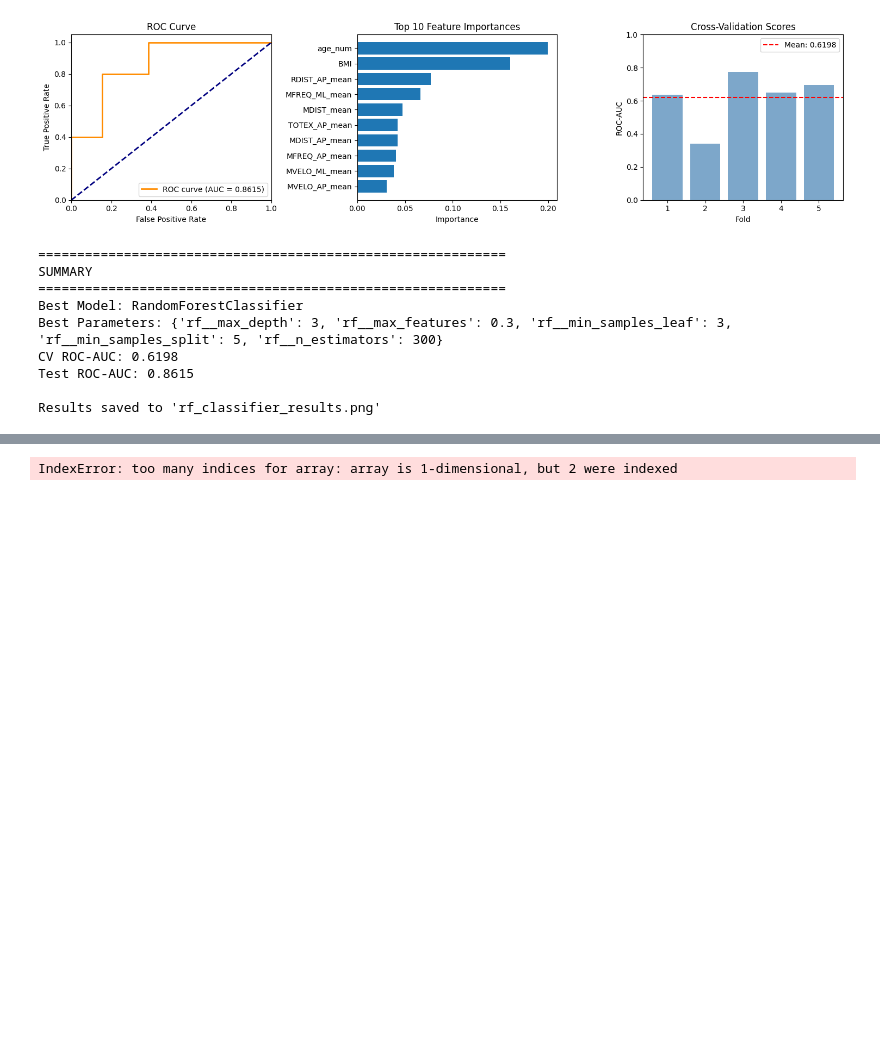
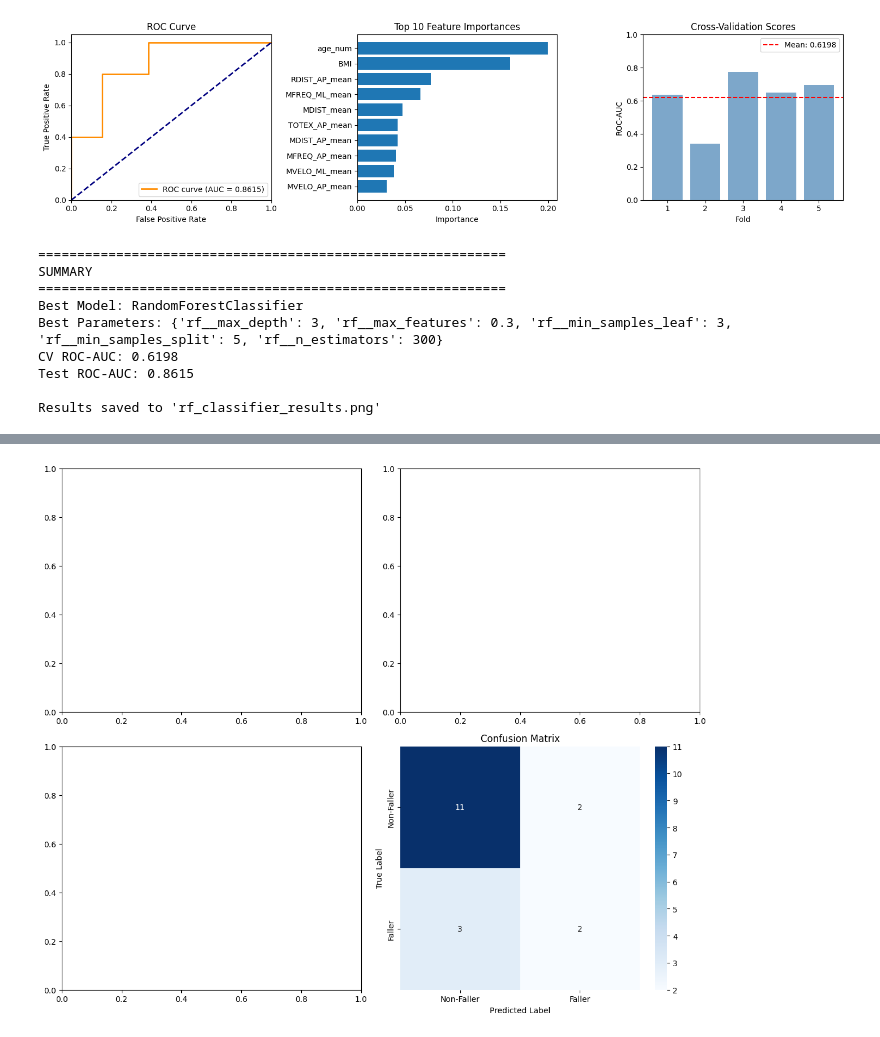
Before and after one commit to Timo4D/mdf, a Jupyter notebook: modeling_advanced.ipynb, the cells around one changed output, grey strips where cells are left out. Drawn from its saved outputs; the diff is of its cells as text; code cells hidden in the pictures; blank space fills up the shorter version.

```diff
--- a/modeling_advanced.ipynb
+++ b/modeling_advanced.ipynb
@@ -757,16 +535,21 @@ Results saved to 'rf_classifier_no_apml_results.png'
 # %%
 import seaborn as sns
+import matplotlib.pyplot as plt
+
+# Initialize figure and axes first
+fig, axes = plt.subplots(2, 2, figsize=(12, 10))
+
 # 4. Confusion Matrix
 cm = confusion_matrix(y_test, y_pred)
 sns.heatmap(cm, annot=True, fmt='d', cmap='Blues', ax=axes[1, 1],
             xticklabels=['Non-Faller', 'Faller'],
             yticklabels=['Non-Faller', 'Faller'])
 axes[1, 1].set_xlabel('Predicted Label')
 axes[1, 1].set_ylabel('True Label')
 axes[1, 1].set_title('Confusion Matrix')
 
 plt.tight_layout()
-plt.savefig('rf_classifier_no_apml_results.png', dpi=150, bbox_inches='tight')
+plt.savefig('rf_classifier_no_apml_results_fixed.png', dpi=150, bbox_inches='tight')
 plt.show()
 # %% [output]
-IndexError: too many indices for array: array is 1-dimensional, but 2 were indexed
+[figure, added]
```
Also changed, not shown: parts of 1 cell of this notebook, 5 other files.
